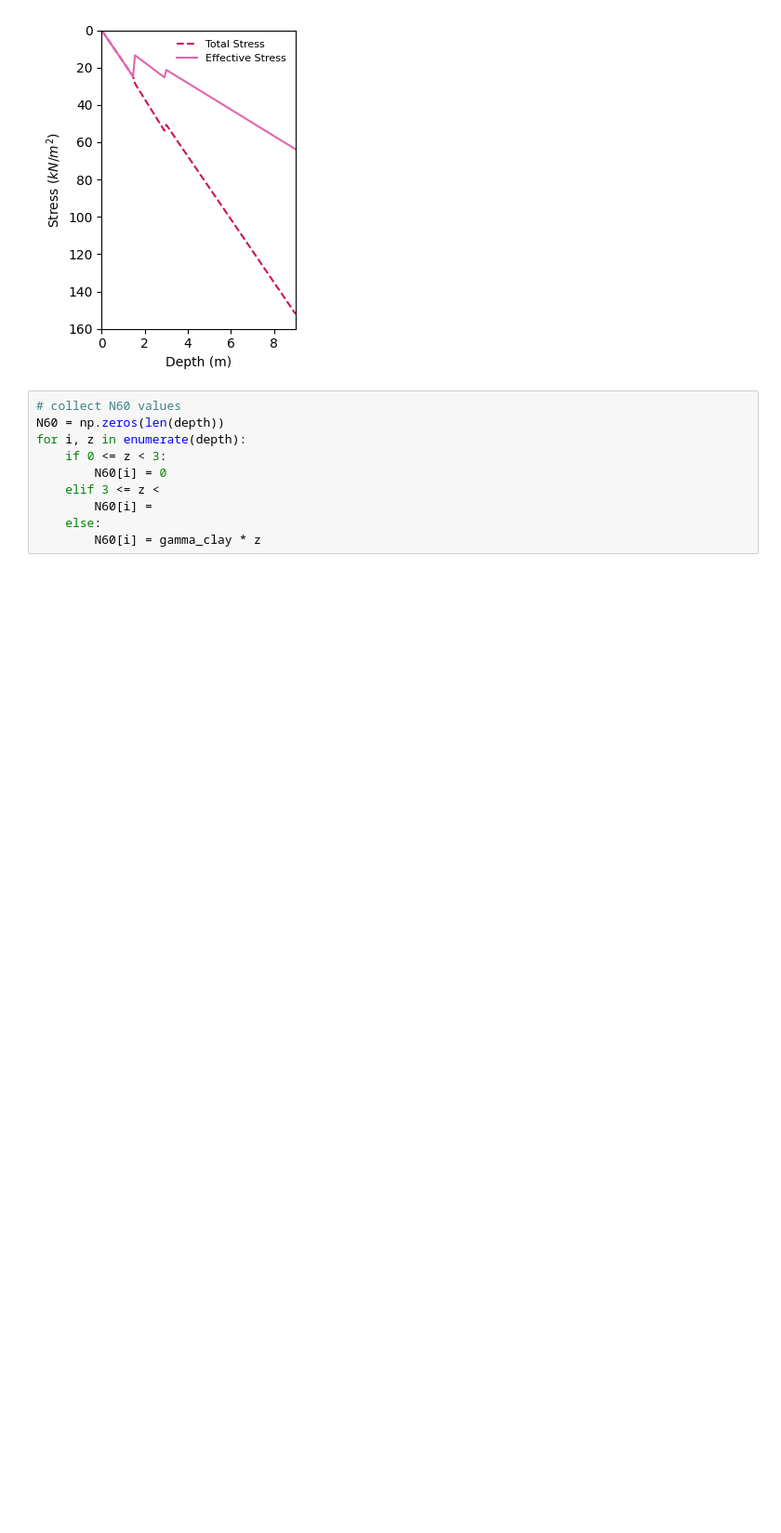
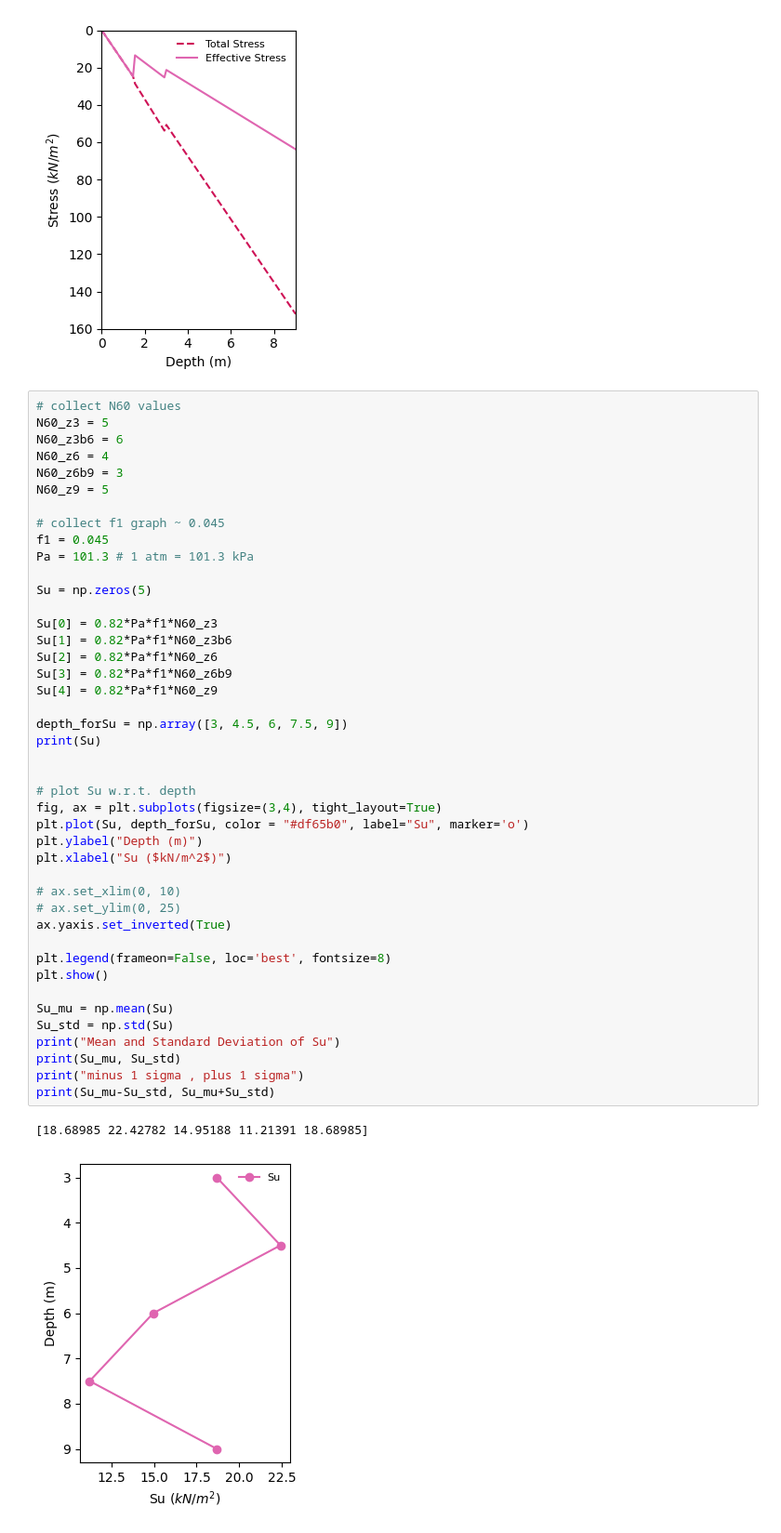
Before and after one commit to bKeungAuyeung/CE444-HW3, a Jupyter notebook: bAuyeung_HW3-code_CE444.ipynb, the cells around one changed output. Shown at 93% size. Saved outputs shown, nothing was run; the diff lists cells and outputs as text; blank space fills up the shorter version.

```diff
--- a/bAuyeung_HW3-code_CE444.ipynb
+++ b/bAuyeung_HW3-code_CE444.ipynb
@@ -53,11 +53,47 @@ plt.show()
 [figure]
 # %%
 # collect N60 values
-N60 = np.zeros(len(depth))
-for i, z in enumerate(depth):
-    if 0 <= z < 3:
-        N60[i] = 0
-    elif 3 <= z <
-        N60[i] =
-    else:
-        N60[i] = gamma_clay * z
+N60_z3 = 5
+N60_z3b6 = 6
+N60_z6 = 4
+N60_z6b9 = 3
+N60_z9 = 5
+
+# collect f1 graph ~ 0.045
+f1 = 0.045
+Pa = 101.3 # 1 atm = 101.3 kPa
+
+Su = np.zeros(5)
+
+Su[0] = 0.82*Pa*f1*N60_z3
+Su[1] = 0.82*Pa*f1*N60_z3b6
+Su[2] = 0.82*Pa*f1*N60_z6
+Su[3] = 0.82*Pa*f1*N60_z6b9
+Su[4] = 0.82*Pa*f1*N60_z9
+
+depth_forSu = np.array([3, 4.5, 6, 7.5, 9])
+print(Su)
+
+
+# plot Su w.r.t. depth
+fig, ax = plt.subplots(figsize=(3,4), tight_layout=True)
+plt.plot(Su, depth_forSu, color = "#df65b0", label="Su", marker='o')
+plt.ylabel("Depth (m)")
+plt.xlabel("Su ($kN/m^2$)")
+
+# ax.set_xlim(0, 10)
+# ax.set_ylim(0, 25)
+ax.yaxis.set_inverted(True)
+
+plt.legend(frameon=False, loc='best', fontsize=8)
+plt.show()
+
+Su_mu = np.mean(Su)
+Su_std = np.std(Su)
+print("Mean and Standard Deviation of Su")
+print(Su_mu, Su_std)
+print("minus 1 sigma , plus 1 sigma")
+print(Su_mu-Su_std, Su_mu+Su_std)
+# %% [output]
+[18.68985 22.42782 14.95188 11.21391 18.68985]
+[figure, added]
```
Also changed, not shown: parts of 1 cell of this notebook.
